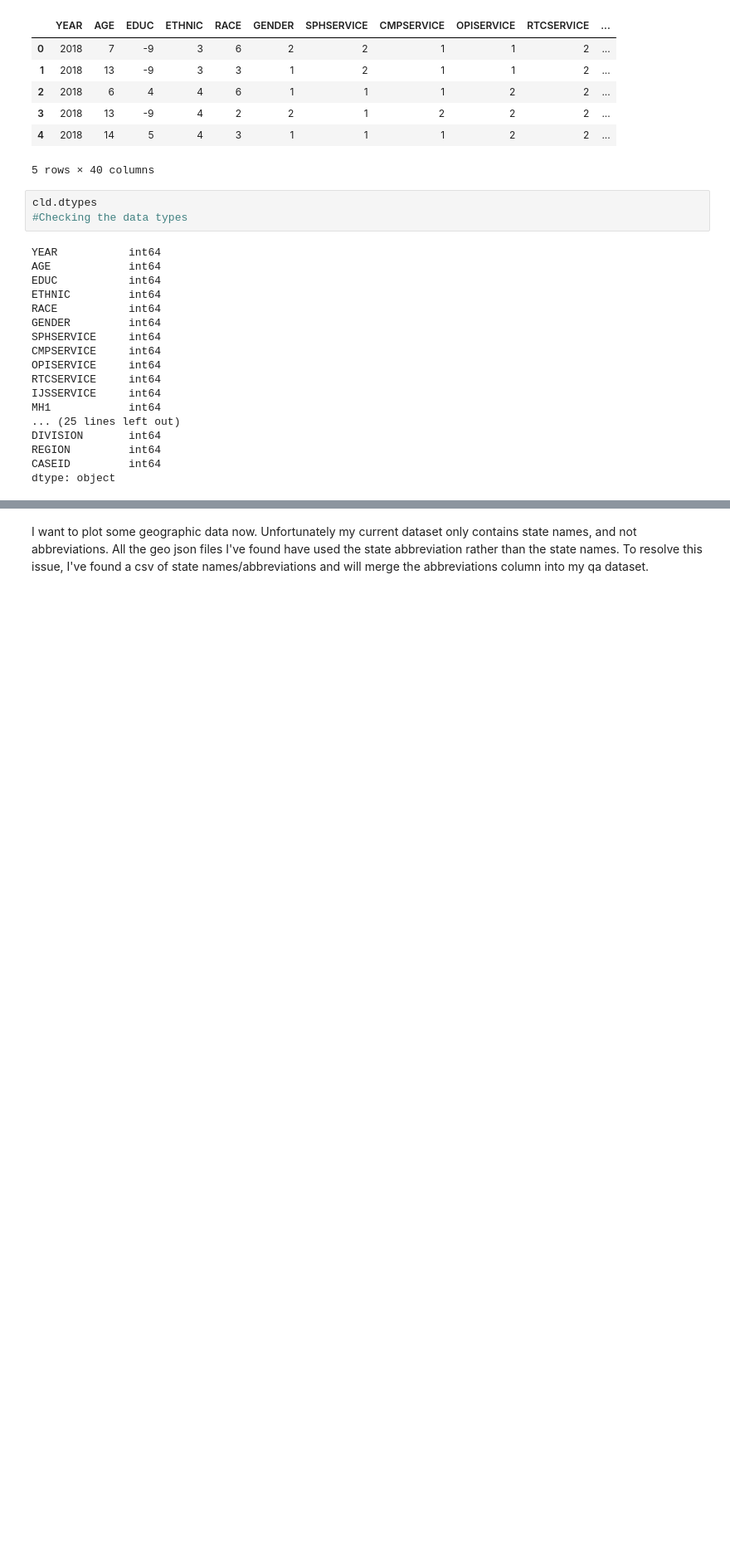
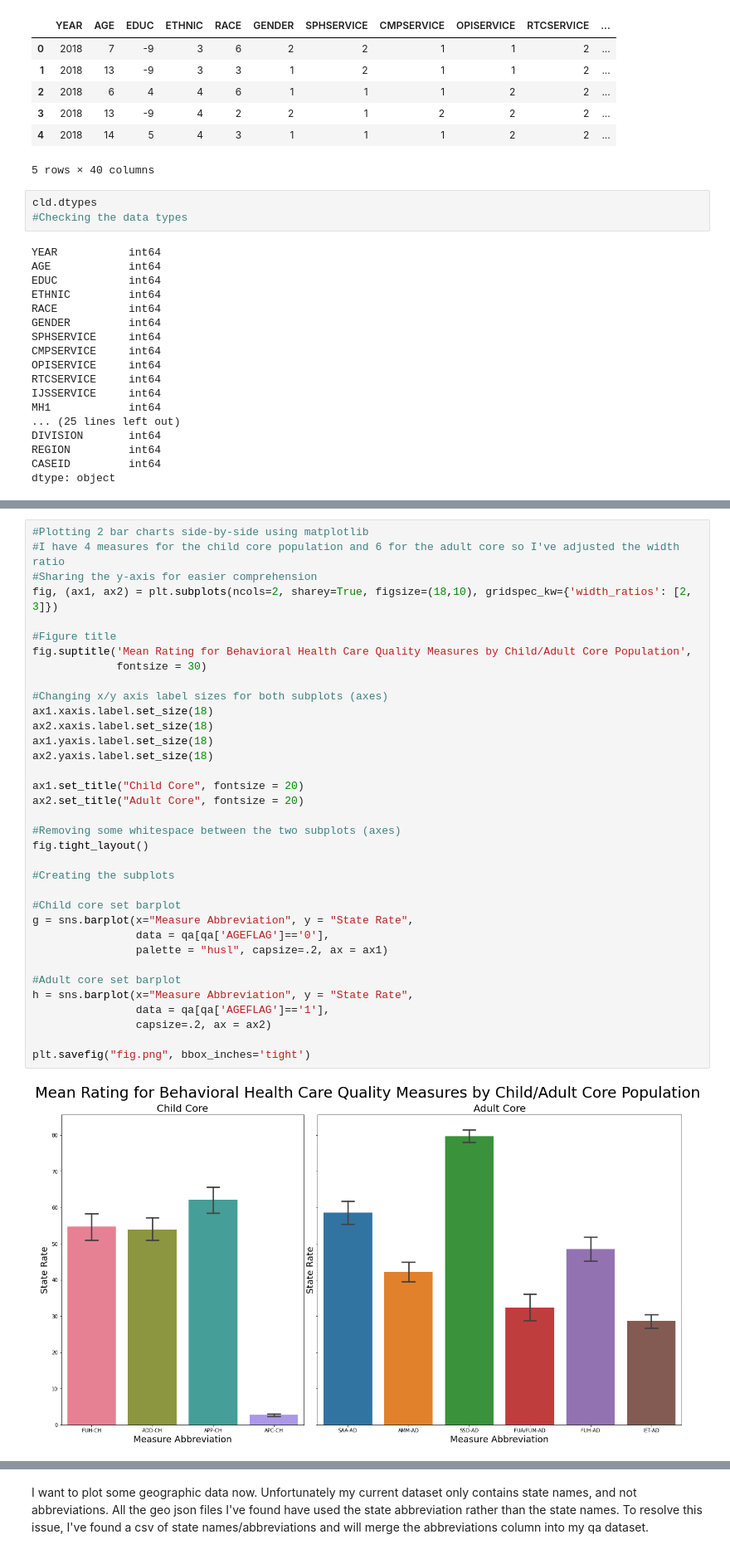
Before and after one commit to samykebaish/cs5010_data_analysis_project, a Jupyter notebook: Quality Measures Code.ipynb, the cells around one changed output, grey strips where cells are left out. Shown at 83% size. Saved outputs shown, nothing was run; the diff lists cells and outputs as text; blank space fills up the shorter version.

```diff
--- a/Quality Measures Code.ipynb
+++ b/Quality Measures Code.ipynb
@@ -147 +166,38 @@ g = sns.catplot(x="SCHIZOFLG", kind="count", hue = 'AGEFLAG', data=cld[cld['SCHI
+# %%
+#Plotting 2 bar charts side-by-side using matplotlib
+#I have 4 measures for the child core population and 6 for the adult core so I've adjusted the width ratio
+#Sharing the y-axis for easier comprehension
+fig, (ax1, ax2) = plt.subplots(ncols=2, sharey=True, figsize=(18,10), gridspec_kw={'width_ratios': [2, 3]})
+
+#Figure title
+fig.suptitle('Mean Rating for Behavioral Health Care Quality Measures by Child/Adult Core Population',
+             fontsize = 30)
+
+#Changing x/y axis label sizes for both subplots (axes)
+ax1.xaxis.label.set_size(18)
+ax2.xaxis.label.set_size(18)
+ax1.yaxis.label.set_size(18)
+ax2.yaxis.label.set_size(18)
+
+ax1.set_title("Child Core", fontsize = 20)
+ax2.set_title("Adult Core", fontsize = 20)
+
+#Removing some whitespace between the two subplots (axes)
+fig.tight_layout()
+
+#Creating the subplots
+
+#Child core set barplot
+g = sns.barplot(x="Measure Abbreviation", y = "State Rate",
+                data = qa[qa['AGEFLAG']=='0'],
+                palette = "husl", capsize=.2, ax = ax1)
+
+#Adult core set barplot
+h = sns.barplot(x="Measure Abbreviation", y = "State Rate",
+                data = qa[qa['AGEFLAG']=='1'],
+                capsize=.2, ax = ax2)
+
+plt.savefig("fig.png", bbox_inches='tight')
+# %% [output]
+[figure, added]
 # %%
```
Also changed, not shown: parts of 98 cells of this notebook.
